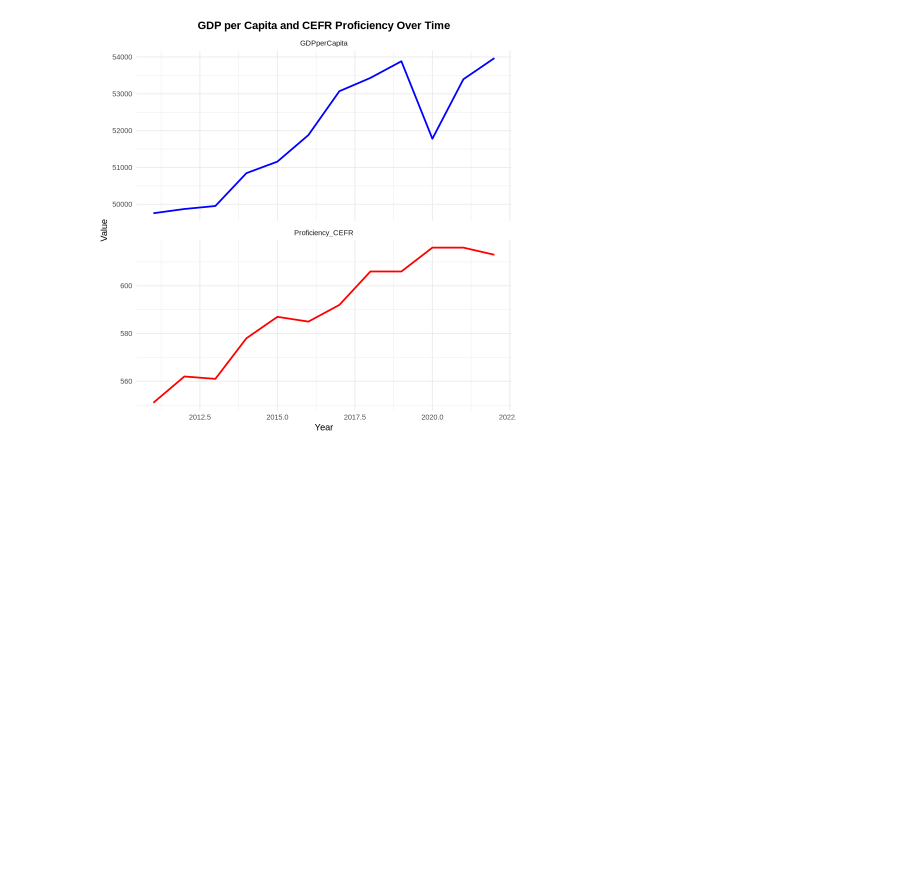
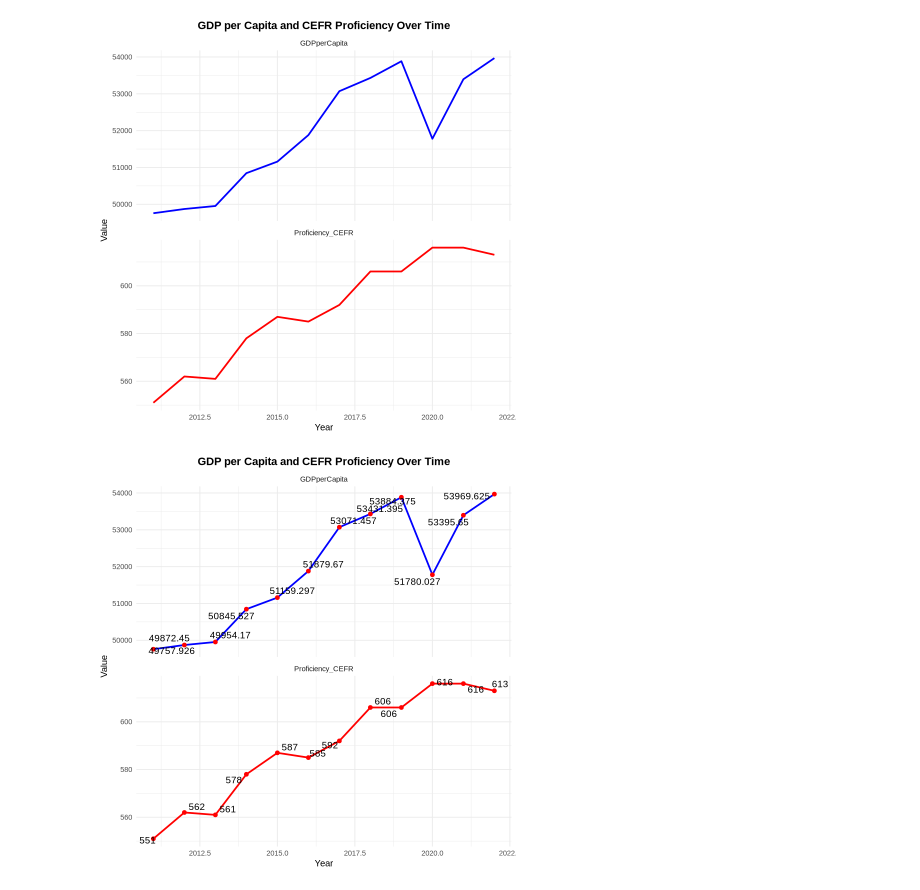
Before and after one commit to sssvint/cds-project, a Jupyter notebook: data/germany/germany_analysis_v1.ipynb, the cells around one changed output. Drawn from its saved outputs; the diff is of its cells as text; code cells hidden in the pictures; blank space fills up the shorter version.

```diff
--- a/data/germany/germany_analysis_v1.ipynb
+++ b/data/germany/germany_analysis_v1.ipynb
@@ -228,0 +231,25 @@ ggplot(DE_GDPandCEFR_facet, aes(x = Year, y = Value)) +
+# %%
+ggplot(DE_GDPandCEFR_facet, aes(x = Year, y = Value)) +
+  geom_line(aes(color = Variable), size = 1) +
+  geom_point(color = "red", size = 2) +  # points per year
+  geom_text_repel(aes(label = Value),  # Labels
+            size = 4, color = "black"
+            ) +
+  facet_wrap(~Variable, scales = "free_y", ncol = 1) +
+  scale_color_manual(
+    values = c("GDPperCapita" = "blue", "Proficiency_CEFR" = "red"),
+    labels = c("GDP per Capita (USD)", "Proficiency (CEFR Score)")
+  ) +
+  labs(
+    title = "GDP per Capita and CEFR Proficiency Over Time",
+    x = "Year",
+    y = "Value",
+    color = "Variable"
+  ) +
+  theme_minimal() +
+  theme(
+    plot.title = element_text(hjust = 0.5, face = "bold"),
+    legend.position = "none"
+  )
+# %% [output]
+[figure, added]
```
Also changed, not shown: parts of 1 cell of this notebook.
